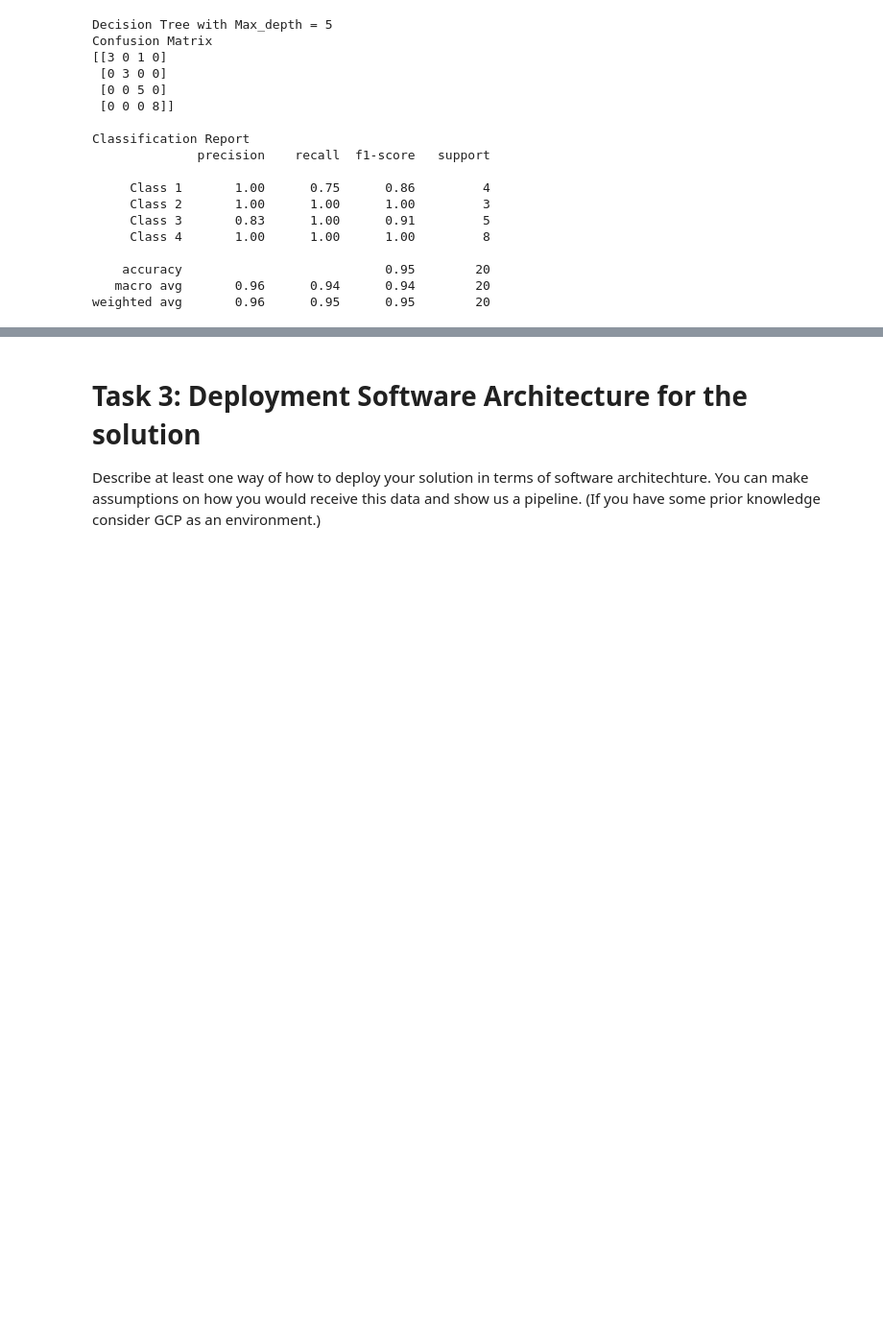
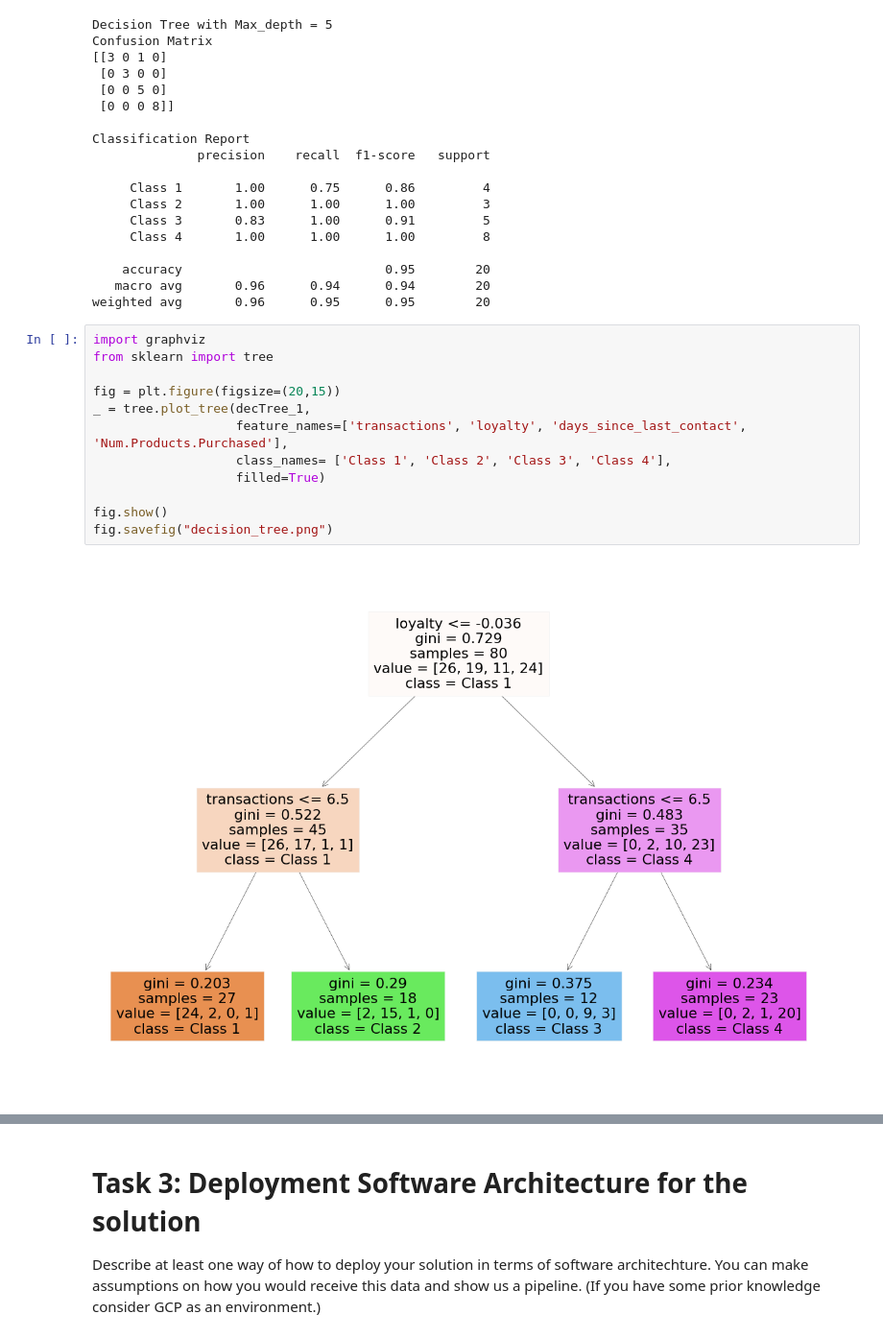
Before and after one commit to norberte/Market-Basket-Analysis, a Jupyter notebook: analysis.ipynb, the cells around one changed output, grey strips where cells are left out. Shown at 96% size. Saved outputs shown, nothing was run; the diff lists cells and outputs as text; blank space fills up the shorter version.

```diff
--- a/analysis.ipynb
+++ b/analysis.ipynb
@@ -571,3 +605,17 @@ Classification Report
     accuracy                           0.95        20
    macro avg       0.96      0.94      0.94        20
 weighted avg       0.96      0.95      0.95        20
+# %%
+import graphviz
+from sklearn import tree
+
+fig = plt.figure(figsize=(20,15))
+_ = tree.plot_tree(decTree_1,
+                   feature_names=['transactions', 'loyalty', 'days_since_last_contact', 'Num.Products.Purchased'],
+                   class_names= ['Class 1', 'Class 2', 'Class 3', 'Class 4'],
+                   filled=True)
+
+fig.show()
+fig.savefig("decision_tree.png")
+# %% [output]
+[figure, added]
```
Also changed, not shown: parts of 24 cells of this notebook, 2 other files.
